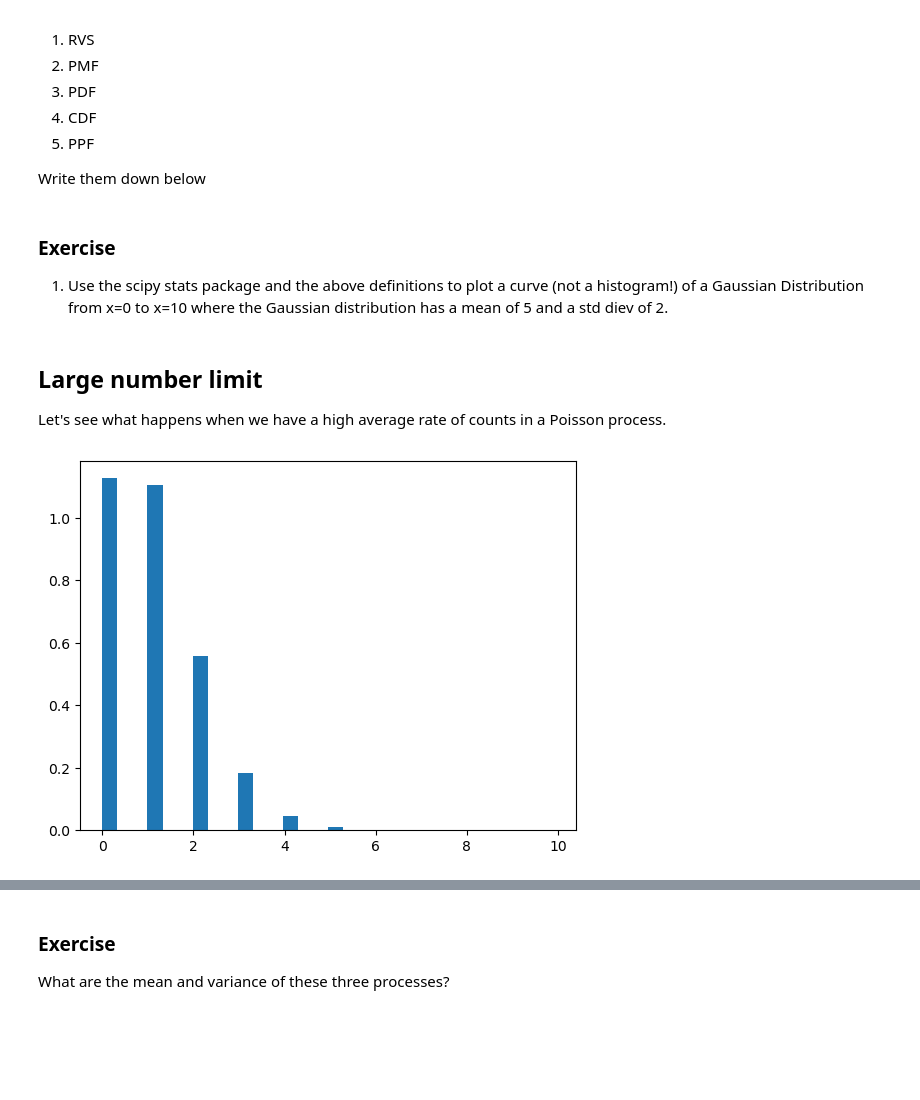
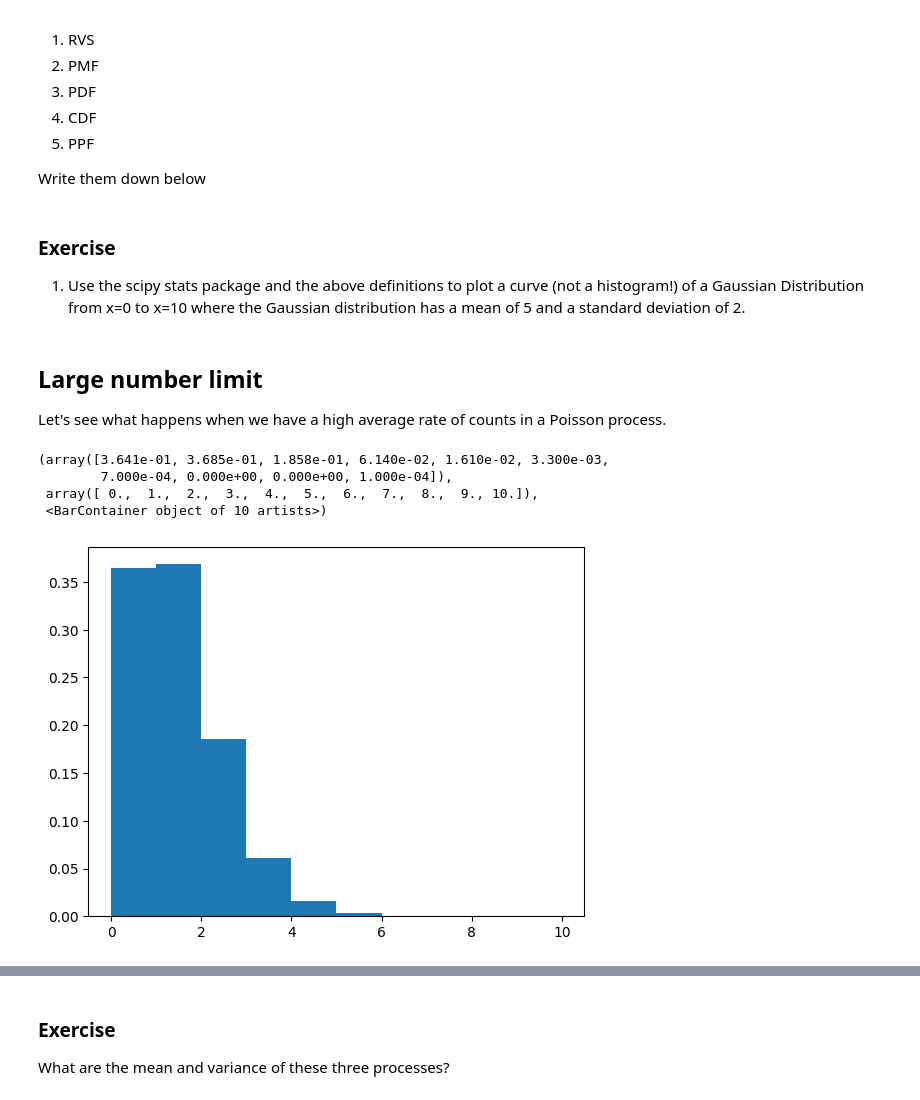
Before and after one commit to spxiwh/U24568_Computational_Physics, a Jupyter notebook: 02b/CompPhys_Lect02b_02_MoreStatistics.ipynb, the cells around one changed output, grey strips where cells are left out. Drawn from its saved outputs; the diff is of its cells as text; code cells hidden in the pictures; blank space fills up the shorter version.

```diff
--- a/02b/CompPhys_Lect02b_02_MoreStatistics.ipynb
+++ b/02b/CompPhys_Lect02b_02_MoreStatistics.ipynb
@@ -30,7 +30,7 @@ Write them down below
 # %% [markdown]
 ### Exercise
 
-1. Use the scipy stats package and the above definitions to plot a curve (not a histogram!) of a Gaussian Distribution from x=0 to x=10 where the Gaussian distribution has a mean of 5 and a std diev of 2.
+1. Use the scipy stats package and the above definitions to plot a curve (not a histogram!) of a Gaussian Distribution from x=0 to x=10 where the Gaussian distribution has a mean of 5 and a standard deviation of 2.
 # %%
 # Answer here
 # %% [markdown]
@@ -42,7 +42,11 @@ poisson1 = rnd.poisson(1., size=10000)
 poisson10 = rnd.poisson(10., size=10000)
 poisson10000 = rnd.poisson(10000., size=10000)
 # %%
-plt.hist(poisson1, bins=np.arange(0,10,0.33), density=True);
+plt.hist(poisson1, bins=np.arange(10+0.5), density=True)
 # %% [output]
+(array([3.641e-01, 3.685e-01, 1.858e-01, 6.140e-02, 1.610e-02, 3.300e-03,
+        7.000e-04, 0.000e+00, 0.000e+00, 1.000e-04]),
+ array([ 0.,  1.,  2.,  3.,  4.,  5.,  6.,  7.,  8.,  9., 10.]),
+ <BarContainer object of 10 artists>)
-[figure, old version]
+[figure, new version]
 # %%
```
Also changed, not shown: parts of 5 cells of this notebook, 6 other files.
